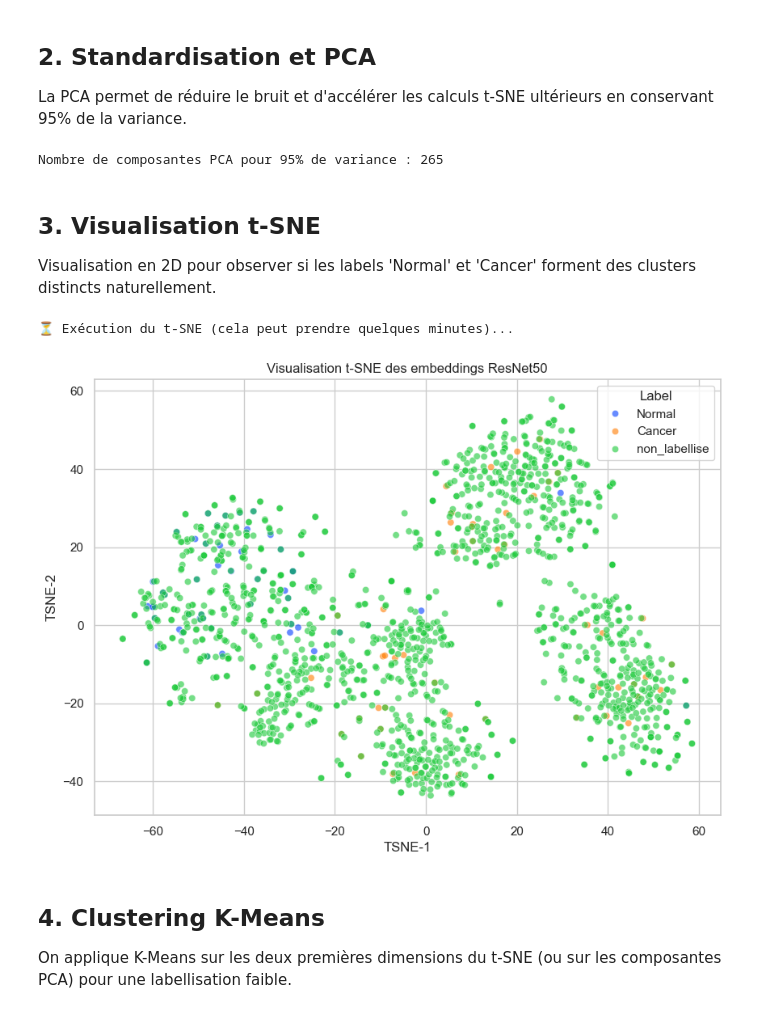
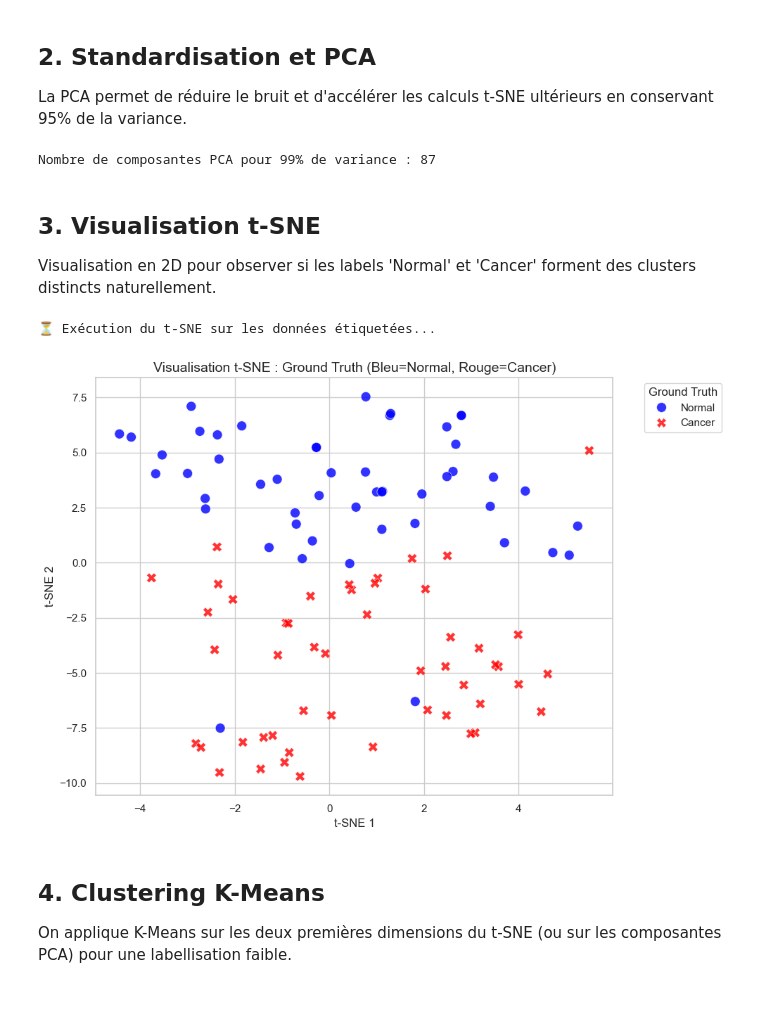
Before and after one commit to AIEngOc2025/BrainScanAi, a Jupyter notebook: notebooks/03_analyse_non_supervisee.ipynb, the cells around one changed output. Saved outputs shown, nothing was run; the diff lists cells and outputs as text; code cells hidden in the pictures.

```diff
--- a/notebooks/03_analyse_non_supervisee.ipynb
+++ b/notebooks/03_analyse_non_supervisee.ipynb
@@ -48,38 +69,56 @@ Dimension initiale : 2048
 ## 2. Standardisation et PCA
 La PCA permet de réduire le bruit et d'accélérer les calculs t-SNE ultérieurs en conservant 95% de la variance.
 # %%
-# Standardisation
+# Application et comparaison des algorithmes K-Means et DBSCAN sur les caractéristiques.
+#  Projected features
+#  Cluster assignments and Silhouette scores
+# Standardisation (basée sur le pool étiqueté)
 scaler = StandardScaler()
-X_scaled = scaler.fit_transform(X)
+X_labeled_scaled = scaler.fit_transform(X_labeled)
 
-# PCA
+# PCA (calculée sur le pool étiqueté)
 pca = PCA(n_components=0.95, random_state=42)
-X_pca = pca.fit_transform(X_scaled)
+X_labeled_pca = pca.fit_transform(X_labeled_scaled)
 
-print(f"Nombre de composantes PCA pour 95% de variance : {X_pca.shape[1]}")
+print(f"Nombre de composantes PCA pour 95% de variance : {X_labeled_pca.shape[1]}")
 # %% [output]
-Nombre de composantes PCA pour 95% de variance : 265
+Nombre de composantes PCA pour 99% de variance : 87
 # %% [markdown]
 ## 3. Visualisation t-SNE
 Visualisation en 2D pour observer si les labels 'Normal' et 'Cancer' forment des clusters distincts naturellement.
-# %%
-print("⏳ Exécution du t-SNE (cela peut prendre quelques minutes)...")
-tsne = TSNE(n_components=2, perplexity=30, random_state=42, init='pca', learning_rate='auto')
-X_tsne = tsne.fit_transform(X_pca)
-
-df_tsne = pd.DataFrame({
-    'TSNE-1': X_tsne[:, 0],
-    'TSNE-2': X_tsne[:, 1],
-    'Label': labels
-})
-
-plt.figure(figsize=(10, 7))
-sns.scatterplot(data=df_tsne, x='TSNE-1', y='TSNE-2', hue='Label', alpha=0.6, palette='bright')
-plt.title("Visualisation t-SNE des embeddings ResNet50")
-plt.show()
-# %% [output]
-⏳ Exécution du t-SNE (cela peut prendre quelques minutes)...
-[figure, removed]
+# %%
+# Attribution des pseudo-labels basés sur le meilleur clustering (K-Means) pour l'approche semi-supervisée.
+#  K-Means clusters
+#  Pseudo-labels mapping
+print("⏳ Exécution du t-SNE sur les données étiquetées...")
+tsne = TSNE(n_components=2, perplexity=30, random_state=42, init='pca', learning_rate='auto')
+X_tsne = tsne.fit_transform(X_labeled_pca)
+
+# Couleurs et Marqueurs GT : Bleu (Normal) et Rouge (Cancer)
+gt_colors = {'Normal': '#0000FF', 'Cancer': '#FF0000'}
+gt_markers = {'Normal': 'o', 'Cancer': 'X'}
+
+plt.figure(figsize=(10, 7))
+sns.scatterplot(
+    x=X_tsne[:, 0], y=X_tsne[:, 1],
+    hue=y_labeled,
+    style=y_labeled,
+    palette=gt_colors,
+    markers=gt_markers,
+    alpha=0.8,
+    s=100,
+    edgecolor='w',
+    linewidth=0.5
+)
+plt.title("Visualisation t-SNE : Ground Truth (Bleu=Normal, Rouge=Cancer)", fontsize=14)
+plt.xlabel("t-SNE 1")
+plt.ylabel("t-SNE 2")
+plt.legend(title="Ground Truth", bbox_to_anchor=(1.05, 1), loc='upper left')
+plt.tight_layout()
+plt.show()
+# %% [output]
+⏳ Exécution du t-SNE sur les données étiquetées...
+[figure, added]
 # %% [markdown]
 ## 4. Clustering K-Means
 On applique K-Means sur les deux premières dimensions du t-SNE (ou sur les composantes PCA) pour une labellisation faible.
```
Also changed, not shown: parts of 12 cells of this notebook, 3 other files.
